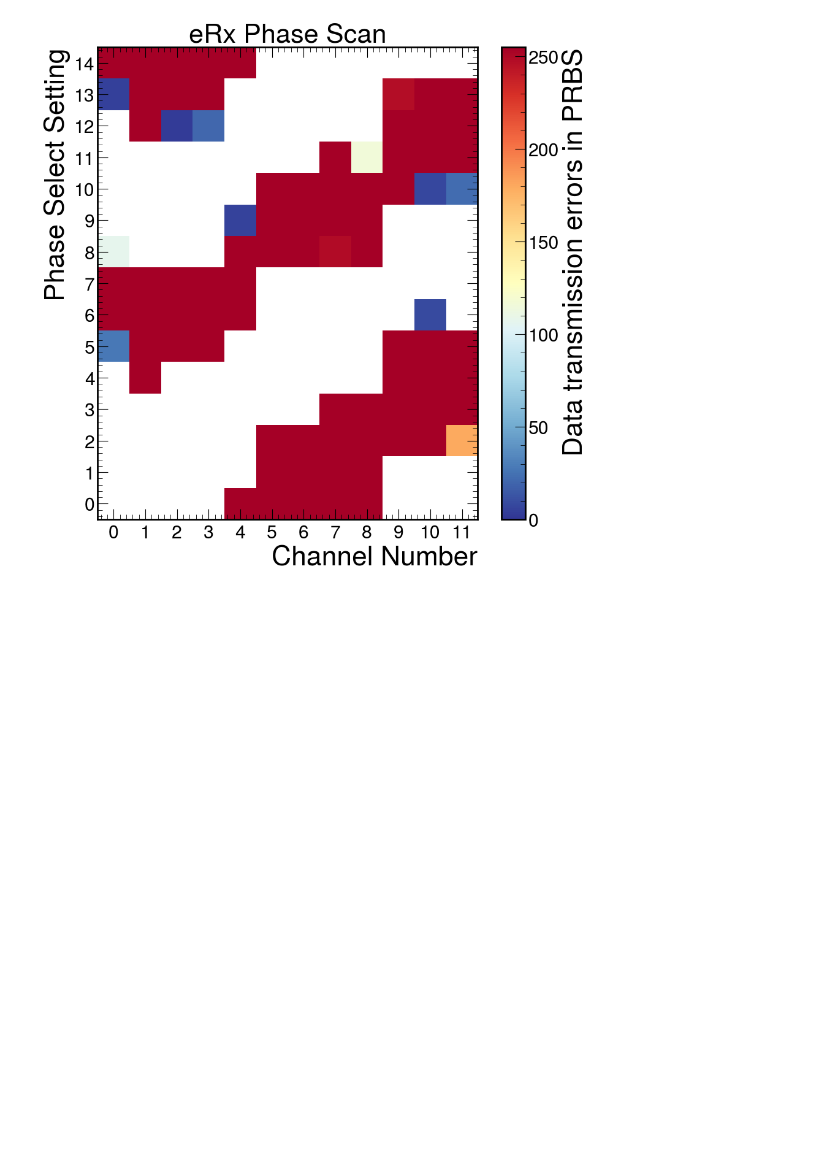
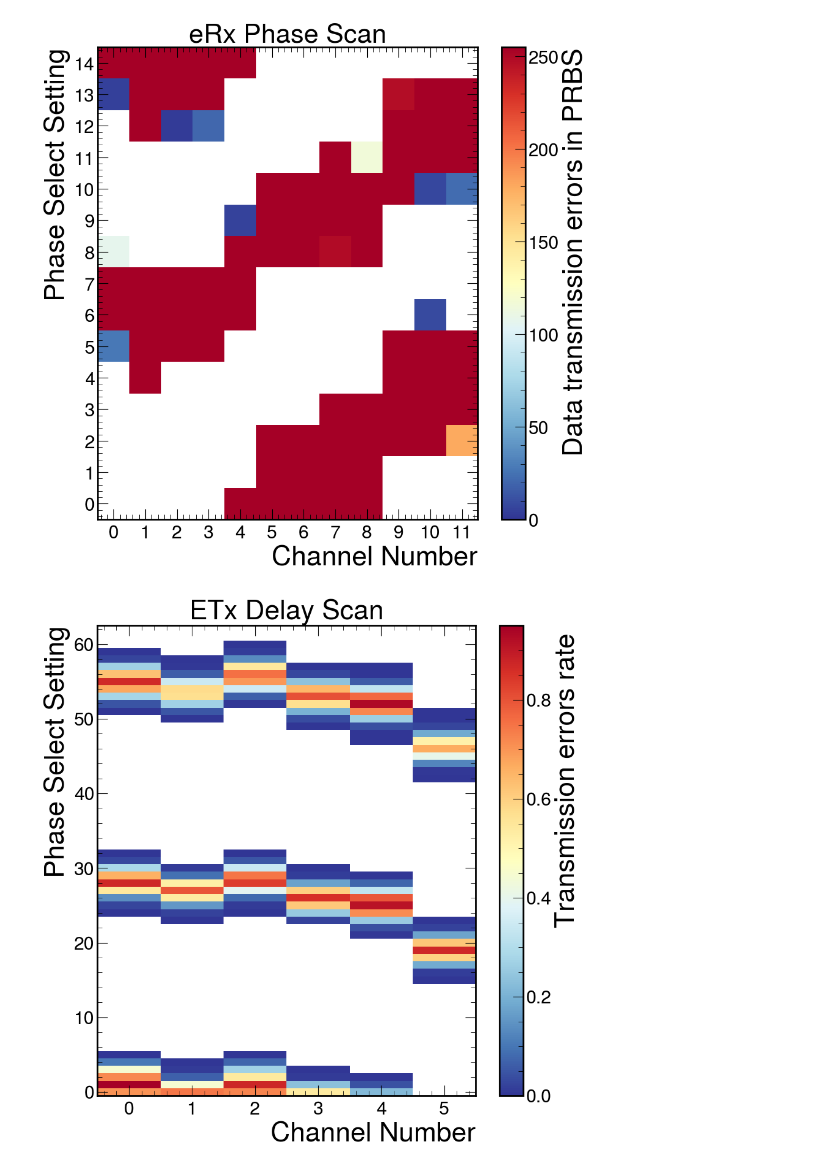
Before and after one commit to dnoonan08/econ_plotting, a Jupyter notebook: ExamplePlots.ipynb, the cells around one changed output. Drawn from its saved outputs; the diff is of its cells as text; code cells hidden in the pictures; blank space fills up the shorter version.

Commit message:
add example plots

```diff
--- a/ExamplePlots.ipynb
+++ b/ExamplePlots.ipynb
@@ -5,3 +7,8 @@ f=plot_eRx_phaseScan('exampleData/econd_erx_phasescan.npy',outputFileName='econd
 f
 # %% [output]
 [figure]
+# %%
+f=delay_scan_plots('exampleData/econd_etx_delayscan',ECOND=True)
+f
+# %% [output]
+[figure, added]
```
Also changed, not shown: parts of 2 cells of this notebook, 3 other files.
